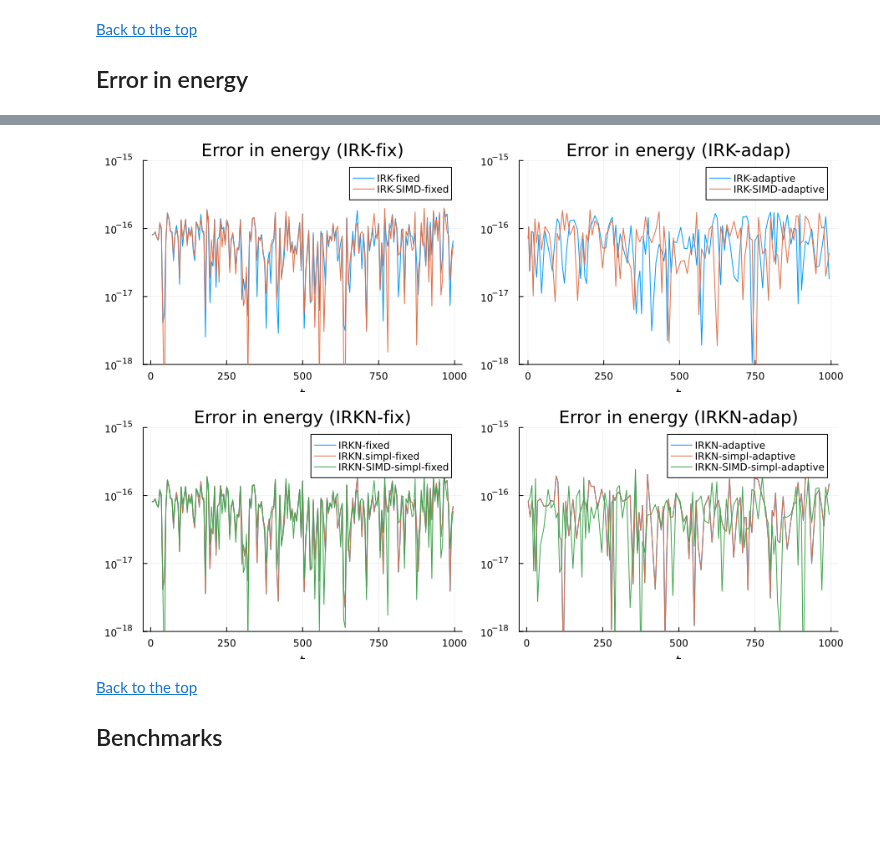
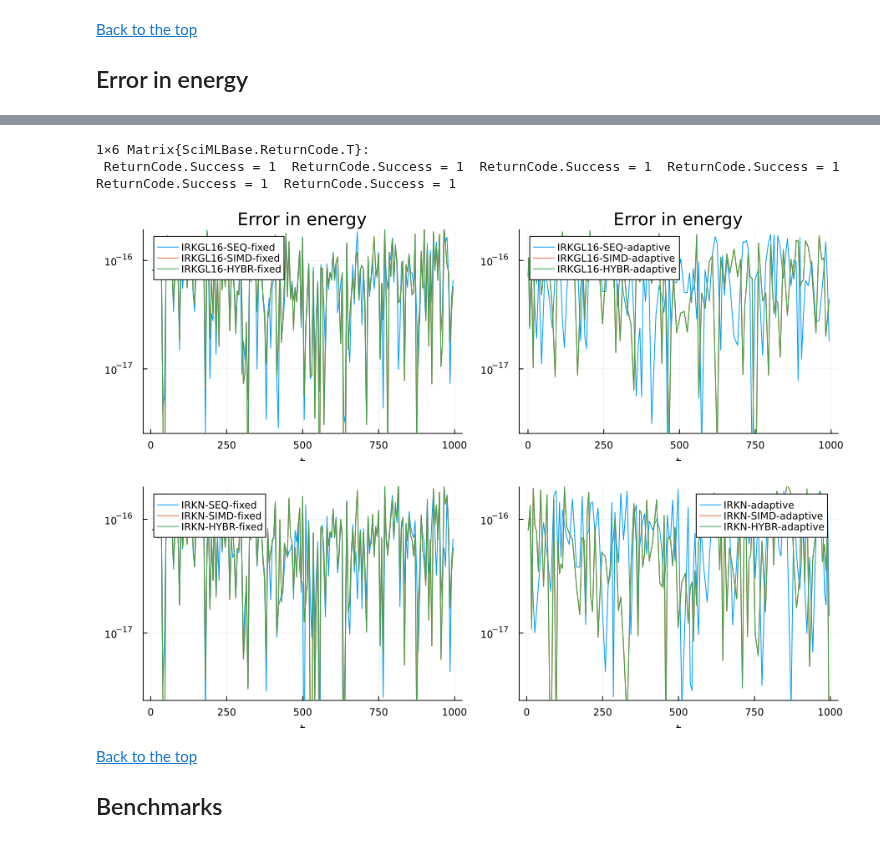
Before and after one commit to SciML/IRKGaussLegendre.jl, a Jupyter notebook: Examples/Solar-System N15-body.ipynb, the cells around one changed output, grey strips where cells are left out. Saved outputs shown, nothing was run; the diff lists cells and outputs as text; code cells hidden in the pictures; blank space fills up the shorter version.

Commit message:
IRKGL2026a

```diff
--- a/Examples/Solar-System N15-body.ipynb
+++ b/Examples/Solar-System N15-body.ipynb
@@ -347,0 +434,5 @@ Number of rejected steps:                          0
+# %%
+# Fully vectorized
+sol17=solve(prob, IRKGL16(s=s, simd=true, fseq=false, second_order_ode=true), dt=dt, adaptive=true,reltol=1e-16,abstol=1e-16)
+@show (sol17.destats.nfpiter/(sol17.destats.naccept+sol17.destats.naccept))
+sol17.destats
@@ -348,4 +458,6 @@ Number of rejected steps:                          0
 # %%
-sol15=solve(probdyn,IRKGL16(), dt=dt, adaptive=true,reltol=1e-16,abstol=1e-16)
-sol15.destats
+# Hybr
+sol17b=solve(prob, IRKGL16(second_order_ode=true), dt=dt, adaptive=true,reltol=1e-16,abstol=1e-16)
+@show (sol17b.destats.nfpiter/(sol17b.destats.naccept+sol17b.destats.naccept))
+sol17b.destats
 # %% [output]
@@ -365,3 +477,0 @@ Number of rejected steps:                          23
-# %%
-sol16=solve(prob, IRKGL16(second_order_ode=true), dt=dt, adaptive=true,reltol=1e-16,abstol=1e-16)
-sol16.destats
@@ -388,3 +477,0 @@ Number of rejected steps:                          23
-# %%
-sol17=solve(prob, IRKGL16(simd=true,second_order_ode=true), dt=dt, adaptive=true,reltol=1e-16,abstol=1e-16)
-sol17.destats
@@ -426,0 +498,5 @@ plot!(sol15.t[2:end],steps15, label="IRKNGL16")
+# %%
+[sol13.retcode sol14.retcode sol14b.retcode sol16.retcode sol17.retcode sol17b.retcode]
+# %% [output]
+1×6 Matrix{SciMLBase.ReturnCode.T}:
+ ReturnCode.Success = 1  ReturnCode.Success = 1  ReturnCode.Success = 1  ReturnCode.Success = 1  ReturnCode.Success = 1  ReturnCode.Success = 1
@@ -427,14 +505,19 @@ plot!(sol15.t[2:end],steps15, label="IRKNGL16")
 # %%
 E0=NbodyEnergy(BigFloat.(u0),BigFloat.(Gm))
-yrange=(1e-18, 1e-15)
+#yrange=(1e-18, 1e-15)
 
 ulist = sol0.u[2:end-1]
 tlist = sol0.t[2:end-1]
 EnergyErrors=[NbodyEnergy(BigFloat.(ulist[j]),BigFloat.(Gm))/E0-1 for j in 1:length(tlist)]
+yrange=(minimum(abs.(EnergyErrors)), maximum(abs.(EnergyErrors)))
 
 ulist1 = sol1.u[2:end-1]
 tlist1 = sol1.t[2:end-1]
 EnergyErrors1=[NbodyEnergy(BigFloat.(ulist1[j]),BigFloat.(Gm))/E0-1 for j in 1:length(tlist1)]
+
+ulist1b = sol1b.u[2:end-1]
+tlist1b = sol1b.t[2:end-1]
+EnergyErrors1b=[NbodyEnergy(BigFloat.(ulist1b[j]),BigFloat.(Gm))/E0-1 for j in 1:length(tlist1b)]
 
 ulist2 = sol2.u[2:end-1]
 tlist2 = sol2.t[2:end-1]
@@ -444,59 +527,65 @@ ulist3 = sol3.u[2:end-1]
 tlist3 = sol3.t[2:end-1]
 EnergyErrors3=[NbodyEnergy(BigFloat.(ulist3[j]),BigFloat.(Gm))/E0-1 for j in 1:length(tlist3)]
 
+ulist3b = sol3b.u[2:end-1]
+tlist3b = sol3b.t[2:end-1]
+EnergyErrors3b=[NbodyEnergy(BigFloat.(ulist3b[j]),BigFloat.(Gm))/E0-1 for j in 1:length(tlist3b)]
+
 pl1=plot( tlist[1:end],abs.(EnergyErrors), xlabel="t", yscale=:log10, ylims=yrange,
-          title="Error in energy (IRK-fix)", label="IRK-fixed")
-plot!(pl1, tlist1[1:end],abs.(EnergyErrors1), label="IRK-SIMD-fixed")
+          title="Error in energy", label="IRKGL16-SEQ-fixed")
+plot!(pl1, tlist1[1:end],abs.(EnergyErrors1), label="IRKGL16-SIMD-fixed")
+plot!(pl1, tlist1b[1:end],abs.(EnergyErrors1b), label="IRKGL16-HYBR-fixed")
 
 pl2=plot(tlist2[1:end],abs.(EnergyErrors2),  xlabel="t",  yscale=:log10, ylims=yrange,
-           title="Error in energy (IRK-adap)", label="IRK-adaptive")
-plot!(pl2, tlist3[1:end],abs.(EnergyErrors3), label="IRK-SIMD-adaptive")
+           title="Error in energy", label="IRKGL16-SEQ-adaptive")
+plot!(pl2, tlist3[1:end],abs.(EnergyErrors3), label="IRKGL16-SIMD-adaptive")
+plot!(pl2, tlist3b[1:end],abs.(EnergyErrors3b), label="IRKGL16-HYBR-adaptive")
 
 plot(pl1, pl2, layout=(1,2), size=(900,300))
 # %% [output]
-[figure, old version]
+[figure, new version]
 # %%
 E0=NbodyEnergy(BigFloat.(u0),BigFloat.(Gm))
-yrange=(1e-18, 1e-15)
+#yrange=(1e-18, 1e-15)
 
-ulist12 = sol12.u[2:end-1]
-tlist12 = sol12.t[2:end-1]
-EnergyErrors12=[NbodyEnergy3(BigFloat.(ulist12[j]),BigFloat.(Gm))/E0-1 for j in 1:length(tlist12)]
 
 ulist13 = sol13.u[2:end-1]
 tlist13 = sol13.t[2:end-1]
 EnergyErrors13=[NbodyEnergy(BigFloat.(ulist13[j]),BigFloat.(Gm))/E0-1 for j in 1:length(tlist13)]
 
 ulist14 = sol14.u[2:end-1]
 tlist14 = sol14.t[2:end-1]
 EnergyErrors14=[NbodyEnergy(BigFloat.(ulist14[j]),BigFloat.(Gm))/E0-1 for j in 1:length(tlist14)]
 
-ulist15 = sol15.u[2:end-1]
-tlist15 = sol15.t[2:end-1]
-EnergyErrors15=[NbodyEnergy3(BigFloat.(ulist15[j]),BigFloat.(Gm))/E0-1 for j in 1:length(tlist15)]
+ulist14b = sol14b.u[2:end-1]
+tlist14b = sol14b.t[2:end-1]
+EnergyErrors14b=[NbodyEnergy(BigFloat.(ulist14b[j]),BigFloat.(Gm))/E0-1 for j in 1:length(tlist14b)]
 
 ulist16 = sol16.u[2:end-1]
 tlist16 = sol16.t[2:end-1]
 EnergyErrors16=[NbodyEnergy(BigFloat.(ulist16[j]),BigFloat.(Gm))/E0-1 for j in 1:length(tlist16)]
 
 ulist17 = sol17.u[2:end-1]
 tlist17 = sol17.t[2:end-1]
 EnergyErrors17=[NbodyEnergy(BigFloat.(ulist17[j]),BigFloat.(Gm))/E0-1 for j in 1:length(tlist17)]
 
+ulist17b = sol17b.u[2:end-1]
+tlist17b = sol17b.t[2:end-1]
+EnergyErrors17b=[NbodyEnergy(BigFloat.(ulist17b[j]),BigFloat.(Gm))/E0-1 for j in 1:length(tlist17b)]
 
-pl1=plot(tlist12[1:end],abs.(EnergyErrors12), xlabel="t", yscale=:log10, ylims=yrange,
-         title="Error in energy (IRKN-fix)", label="IRKN-fixed")
-plot!(pl1, tlist13[1:end],abs.(EnergyErrors13), label="IRKN.simpl-fixed")
-plot!(pl1, tlist14[1:end],abs.(EnergyErrors14), label="IRKN-SIMD-simpl-fixed")
+pl1=plot(xlabel="t", yscale=:log10, ylims=yrange)
+plot!(pl1, tlist13[1:end],abs.(EnergyErrors13), label="IRKN-SEQ-fixed")
+plot!(pl1, tlist14[1:end],abs.(EnergyErrors14), label="IRKN-SIMD-fixed")
+plot!(pl1, tlist14b[1:end],abs.(EnergyErrors14b), label="IRKN-HYBR-fixed")
 
-pl2=plot(tlist15[1:end],abs.(EnergyErrors15),  xlabel="t", yscale=:log10, ylims=yrange,
-          title="Error in energy (IRKN-adap)", label="IRKN-adaptive")
-plot!(pl2, tlist16[1:end],abs.(EnergyErrors16), label="IRKN-simpl-adaptive")
-plot!(pl2, tlist17[1:end],abs.(EnergyErrors17), label="IRKN-SIMD-simpl-adaptive")
+pl2=plot(xlabel="t", yscale=:log10, ylims=yrange)
+plot!(pl2, tlist16[1:end],abs.(EnergyErrors16), label="IRKN-adaptive")
+plot!(pl2, tlist17[1:end],abs.(EnergyErrors17), label="IRKN-SIMD-adaptive")
+plot!(pl2, tlist17b[1:end],abs.(EnergyErrors17b), label="IRKN-HYBR-adaptive")
 
 plot(pl1, pl2, layout=(1,2), size=(900,300))
 # %% [output]
-[figure, old version]
+[figure, new version]
 # %% [markdown]
 <a href="#top">Back to the top</a>
 
```
Also changed, not shown: parts of 49 cells of this notebook, 33 other files.
